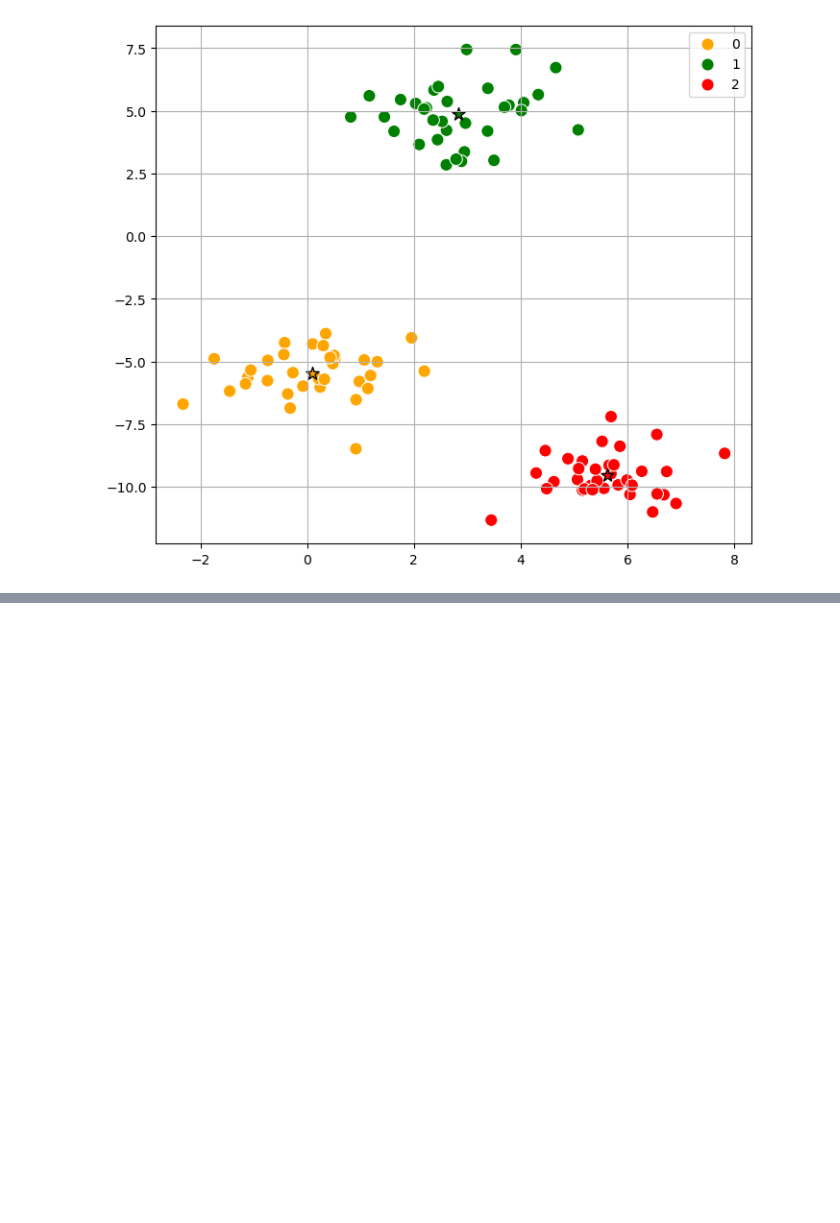
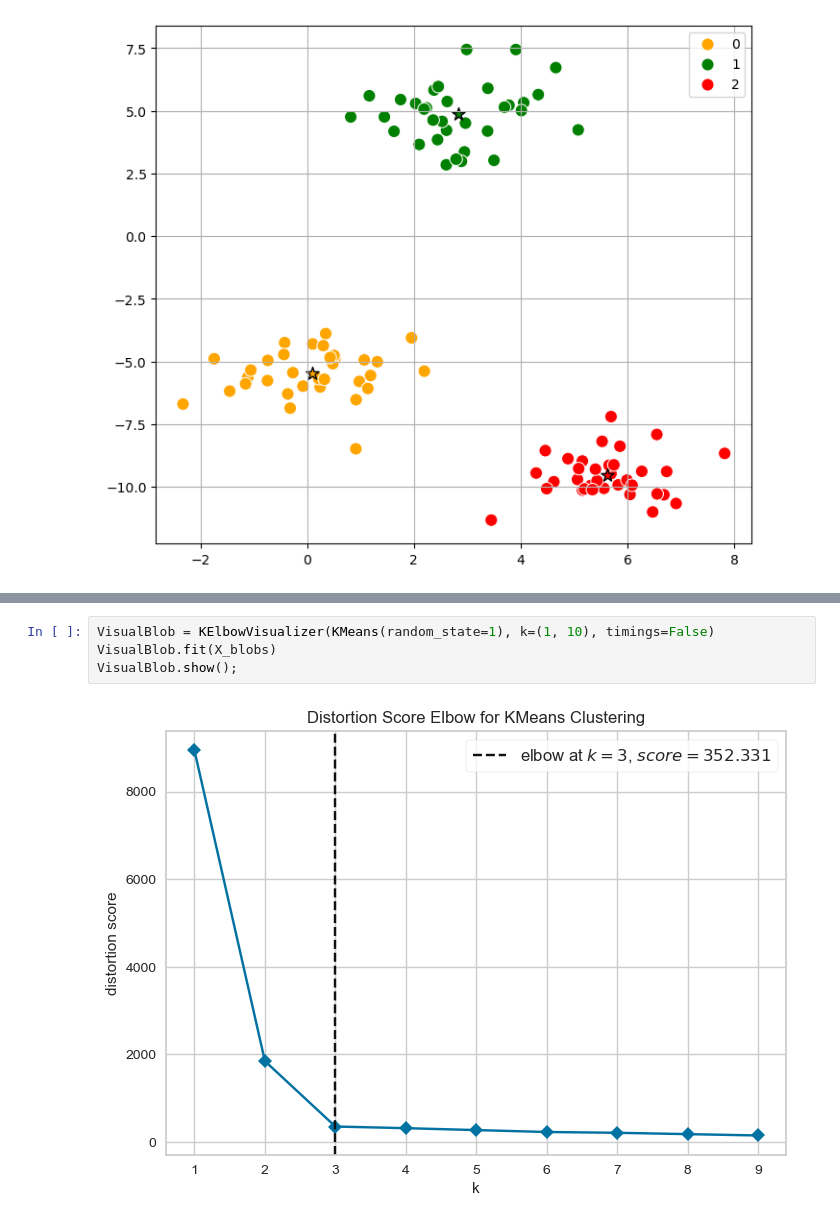
Before and after one commit to EngeloX/ds, a Jupyter notebook: Notebooks/KMeans.ipynb, the cells around one changed output, grey strips where cells are left out. Drawn from its saved outputs; the diff is of its cells as text; blank space fills up the shorter version.

```diff
--- a/Notebooks/KMeans.ipynb
+++ b/Notebooks/KMeans.ipynb
@@ -319,0 +422,6 @@ for i in range(len(model.cluster_centers_)):
+# %%
+VisualBlob = KElbowVisualizer(KMeans(random_state=1), k=(1, 10), timings=False)
+VisualBlob.fit(X_blobs)
+VisualBlob.show();
+# %% [output]
+[figure, added]
```
Also changed, not shown: parts of 32 cells of this notebook, 1 other file.
